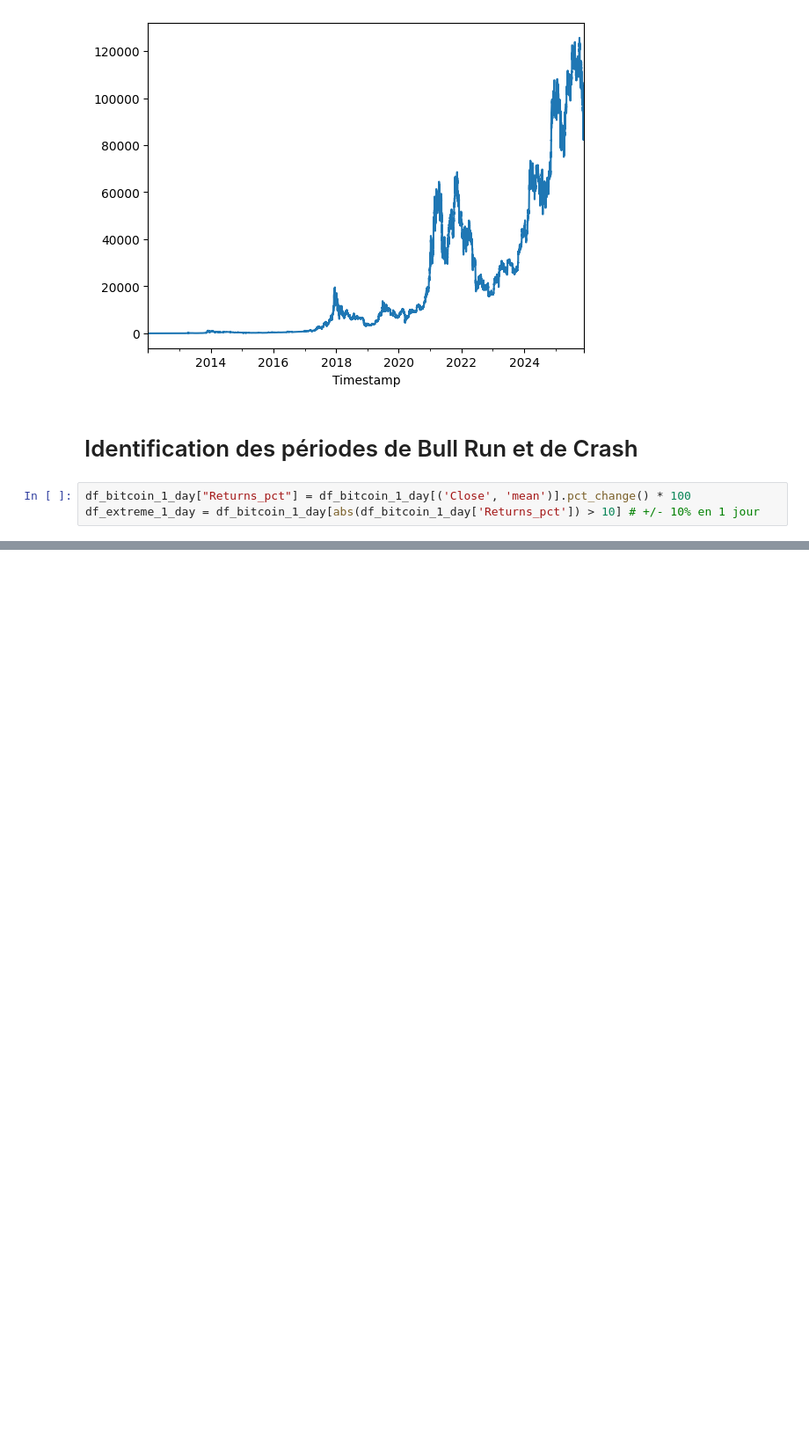
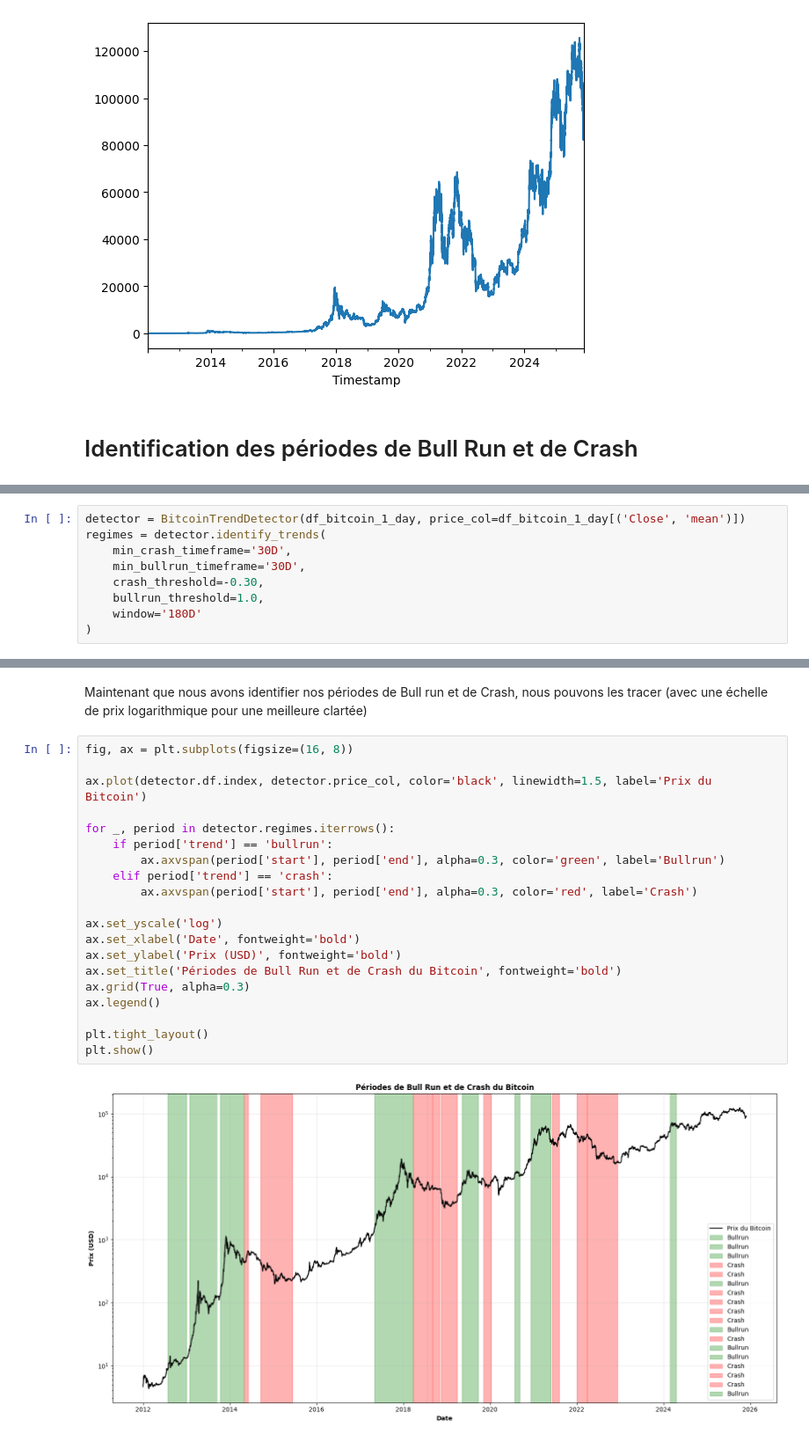
Before and after one commit to GoupilV/Analyse-du-Bitcoin---8PRO408, a Jupyter notebook: Analyse temporelle du Bitcoin.ipynb, the cells around one changed output, grey strips where cells are left out. Shown at 88% size. Drawn from its saved outputs; the diff is of its cells as text; blank space fills up the shorter version.

Commit message:
fix: Détection plus efficace des périodes de bull run et de crash en utilisant "Series.rolling", des périodes de début et de fin des trends Plotting sur une même figure des différentes périodes

```diff
--- a/Analyse temporelle du Bitcoin.ipynb
+++ b/Analyse temporelle du Bitcoin.ipynb
@@ -323,6 +324,3 @@ df_bitcoin_1_hour[('Close', 'mean')].plot()
 [figure]
 # %% [markdown]
 # Identification des périodes de Bull Run et de Crash
-# %%
-df_bitcoin_1_day["Returns_pct"] = df_bitcoin_1_day[('Close', 'mean')].pct_change() * 100
-df_extreme_1_day = df_bitcoin_1_day[abs(df_bitcoin_1_day['Returns_pct']) > 10] # +/- 10% en 1 jour
@@ -424,0 +498,9 @@ for date in zoom_months:
+# %%
+detector = BitcoinTrendDetector(df_bitcoin_1_day, price_col=df_bitcoin_1_day[('Close', 'mean')])
+regimes = detector.identify_trends(
+    min_crash_timeframe='30D',
+    min_bullrun_timeframe='30D',
+    crash_threshold=-0.30,
+    bullrun_threshold=1.0,
+    window='180D'
+)
@@ -424,0 +527,24 @@ for date in zoom_months:
+# %% [markdown]
+Maintenant que nous avons identifier nos périodes de Bull run et de Crash, nous pouvons les tracer (avec une échelle de prix logarithmique pour une meilleure clartée)
+# %%
+fig, ax = plt.subplots(figsize=(16, 8))
+
+ax.plot(detector.df.index, detector.price_col, color='black', linewidth=1.5, label='Prix du Bitcoin')
+
+for _, period in detector.regimes.iterrows():
+    if period['trend'] == 'bullrun':
+        ax.axvspan(period['start'], period['end'], alpha=0.3, color='green', label='Bullrun')
+    elif period['trend'] == 'crash':
+        ax.axvspan(period['start'], period['end'], alpha=0.3, color='red', label='Crash')
+
+ax.set_yscale('log')
+ax.set_xlabel('Date', fontweight='bold')
+ax.set_ylabel('Prix (USD)', fontweight='bold')
+ax.set_title('Périodes de Bull Run et de Crash du Bitcoin', fontweight='bold')
+ax.grid(True, alpha=0.3)
+ax.legend()
+
+plt.tight_layout()
+plt.show()
+# %% [output]
+[figure, added]
```
Also changed, not shown: parts of 8 cells of this notebook.
